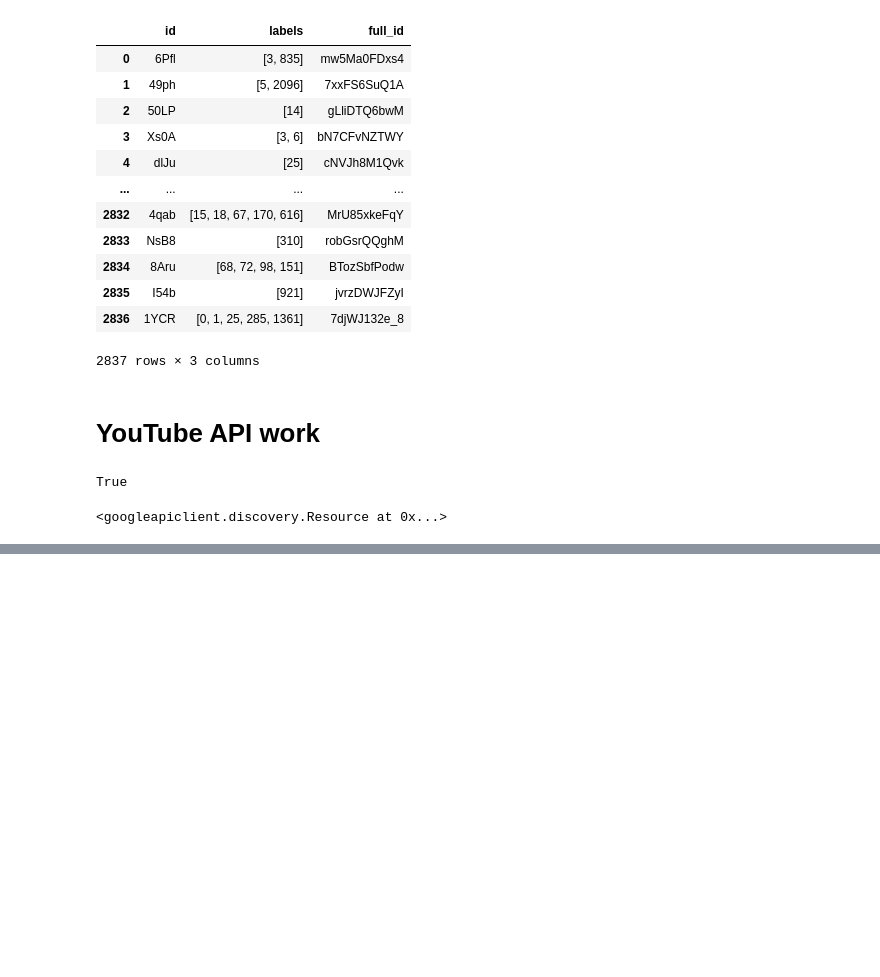
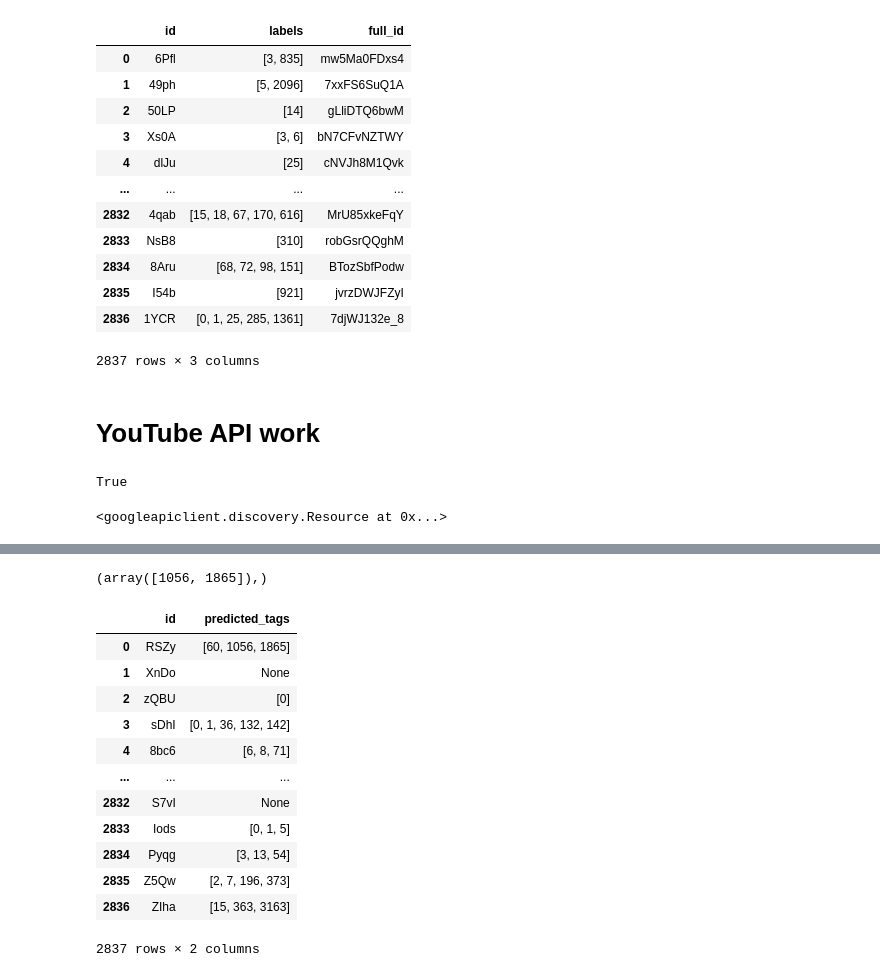
Before and after one commit to watemerald/Capstone, a Jupyter notebook: Evaluation Selection.ipynb, the cells around one changed output, grey strips where cells are left out. Saved outputs shown, nothing was run; the diff lists cells and outputs as text; code cells hidden in the pictures; blank space fills up the shorter version.

```diff
--- a/Evaluation Selection.ipynb
+++ b/Evaluation Selection.ipynb
@@ -284,0 +394,7 @@ response["items"][0]["snippet"]["tags"]
+# %%
+data['predicted_tags'] = predicted_tags
+# %%
+t = data['predicted_tags'][0]
+np.asarray(t > 0.1).nonzero()
+# %% [output]
+(array([1056, 1865]),)
@@ -284,0 +414,16 @@ response["items"][0]["snippet"]["tags"]
+# %%
+data
+# %% [output]
+|  | id | predicted_tags |
+| 0 | RSZy | [60, 1056, 1865] |
+| 1 | XnDo | None |
+| 2 | zQBU | [0] |
+| 3 | sDhI | [0, 1, 36, 132, 142] |
+| 4 | 8bc6 | [6, 8, 71] |
+| ... | ... | ... |
+| 2832 | S7vI | None |
+| 2833 | Iods | [0, 1, 5] |
+| 2834 | Pyqg | [3, 13, 54] |
+| 2835 | Z5Qw | [2, 7, 196, 373] |
+| 2836 | ZIha | [15, 363, 3163] |
+2837 rows × 2 columns
```
Also changed, not shown: parts of 45 cells of this notebook, 1 other file.
